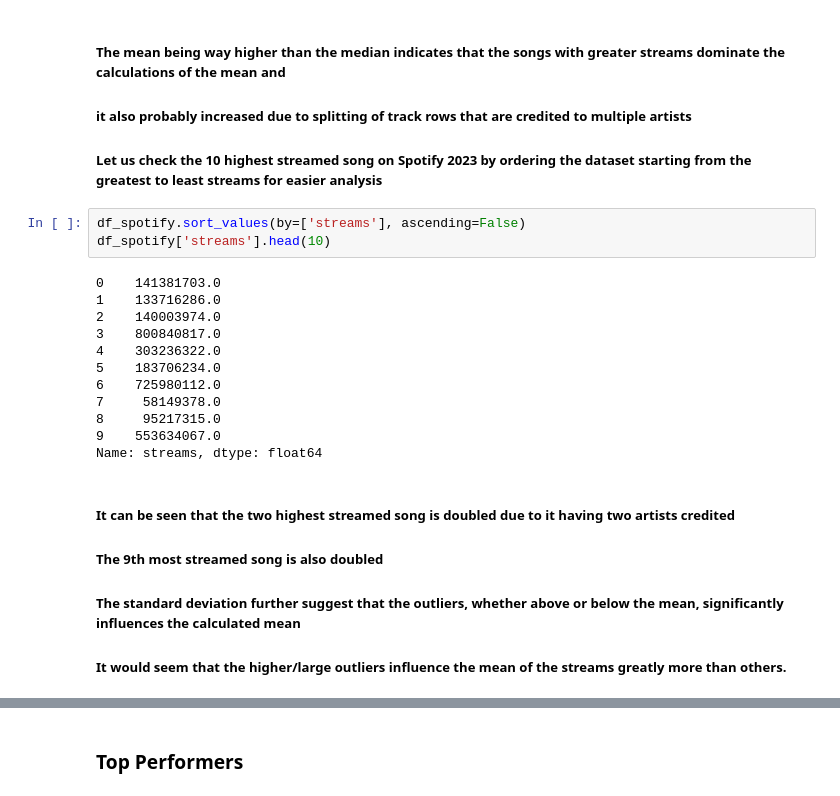
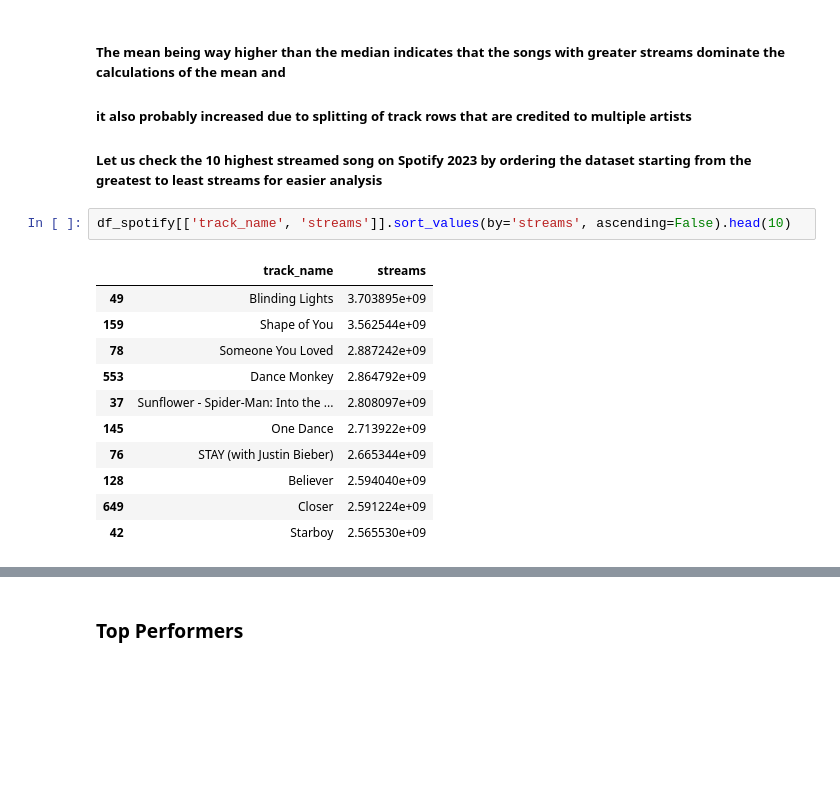
Before and after one commit to Angel0po/EDA_BON-AO, a Jupyter notebook: EDA_BON-AO.ipynb, the cells around one changed output, grey strips where cells are left out. Saved outputs shown, nothing was run; the diff lists cells and outputs as text; blank space fills up the shorter version.

```diff
--- a/EDA_BON-AO.ipynb
+++ b/EDA_BON-AO.ipynb
@@ -355,23 +360,16 @@ f"The standard deviation of the total streams of the most streamed spotify songs
 #####
 ##### Let us check the 10 highest streamed song on Spotify 2023 by ordering the dataset starting from the greatest to least streams for easier analysis
 # %%
-df_spotify.sort_values(by=['streams'], ascending=False)
-df_spotify['streams'].head(10)
+df_spotify[['track_name', 'streams']].sort_values(by='streams', ascending=False).head(10)
 # %% [output]
-0    141381703.0
-1    133716286.0
-2    140003974.0
-3    800840817.0
-4    303236322.0
-5    183706234.0
-6    725980112.0
-7     58149378.0
-8     95217315.0
-9    553634067.0
-Name: streams, dtype: float64
+|  | track_name | streams |
+| 49 | Blinding Lights | 3.703895e+09 |
+| 159 | Shape of You | 3.562544e+09 |
+| 78 | Someone You Loved | 2.887242e+09 |
+| 553 | Dance Monkey | 2.864792e+09 |
+| 37 | Sunflower - Spider-Man: Into the ... | 2.808097e+09 |
+| 145 | One Dance | 2.713922e+09 |
+| 76 | STAY (with Justin Bieber) | 2.665344e+09 |
+| 128 | Believer | 2.594040e+09 |
+| 649 | Closer | 2.591224e+09 |
+| 42 | Starboy | 2.565530e+09 |
-# %% [markdown]
-##### It can be seen that the two highest streamed song is doubled due to it having two artists credited
-##### The 9th most streamed song is also doubled
-#####
-##### The standard deviation further suggest that the outliers, whether above or below the mean, significantly influences the calculated mean
-##### It would seem that the higher/large outliers influence the mean of the streams greatly more than others.
```
Also changed, not shown: parts of 27 cells of this notebook.
